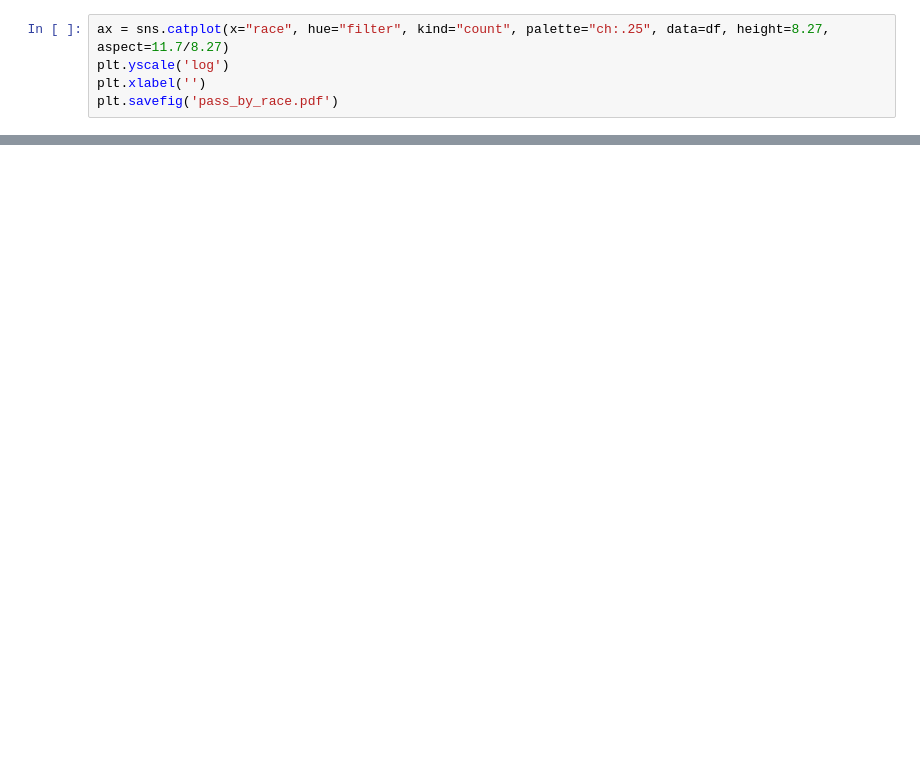
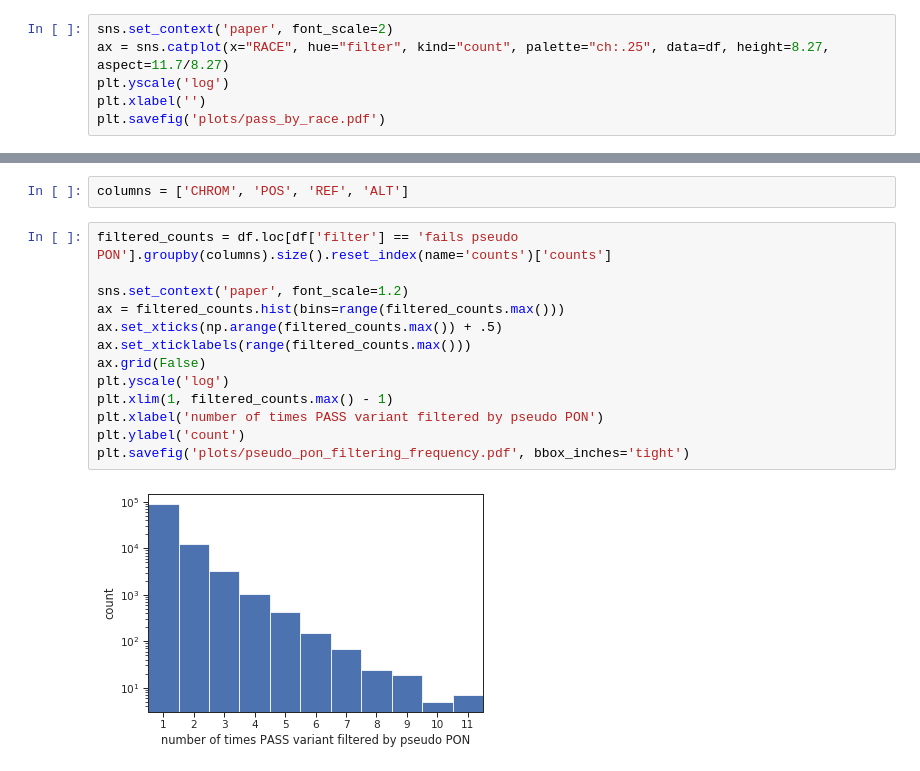
Before and after one commit to olopade-lab/indel-filtering, a Jupyter notebook: analyze.ipynb, the cells around one changed output, grey strips where cells are left out. Cells and saved outputs as stored; diff of their text form; blank space fills up the shorter version.

```diff
--- a/analyze.ipynb
+++ b/analyze.ipynb
@@ -45,6 +41,7 @@ for race in df.race.unique():
 # %%
-ax = sns.catplot(x="race", hue="filter", kind="count", palette="ch:.25", data=df, height=8.27, aspect=11.7/8.27)
+sns.set_context('paper', font_scale=2)
+ax = sns.catplot(x="RACE", hue="filter", kind="count", palette="ch:.25", data=df, height=8.27, aspect=11.7/8.27)
 plt.yscale('log')
 plt.xlabel('')
-plt.savefig('pass_by_race.pdf')
+plt.savefig('plots/pass_by_race.pdf')
 # %% [output]
@@ -59,0 +66,17 @@ df.head()
+# %%
+columns = ['CHROM', 'POS', 'REF', 'ALT']
+# %%
+filtered_counts = df.loc[df['filter'] == 'fails pseudo PON'].groupby(columns).size().reset_index(name='counts')['counts']
+
+sns.set_context('paper', font_scale=1.2)
+ax = filtered_counts.hist(bins=range(filtered_counts.max()))
+ax.set_xticks(np.arange(filtered_counts.max()) + .5)
+ax.set_xticklabels(range(filtered_counts.max()))
+ax.grid(False)
+plt.yscale('log')
+plt.xlim(1, filtered_counts.max() - 1)
+plt.xlabel('number of times PASS variant filtered by pseudo PON')
+plt.ylabel('count')
+plt.savefig('plots/pseudo_pon_filtering_frequency.pdf', bbox_inches='tight')
+# %% [output]
+[figure, added]
```
Also changed, not shown: parts of 13 cells of this notebook, 13 other files.
